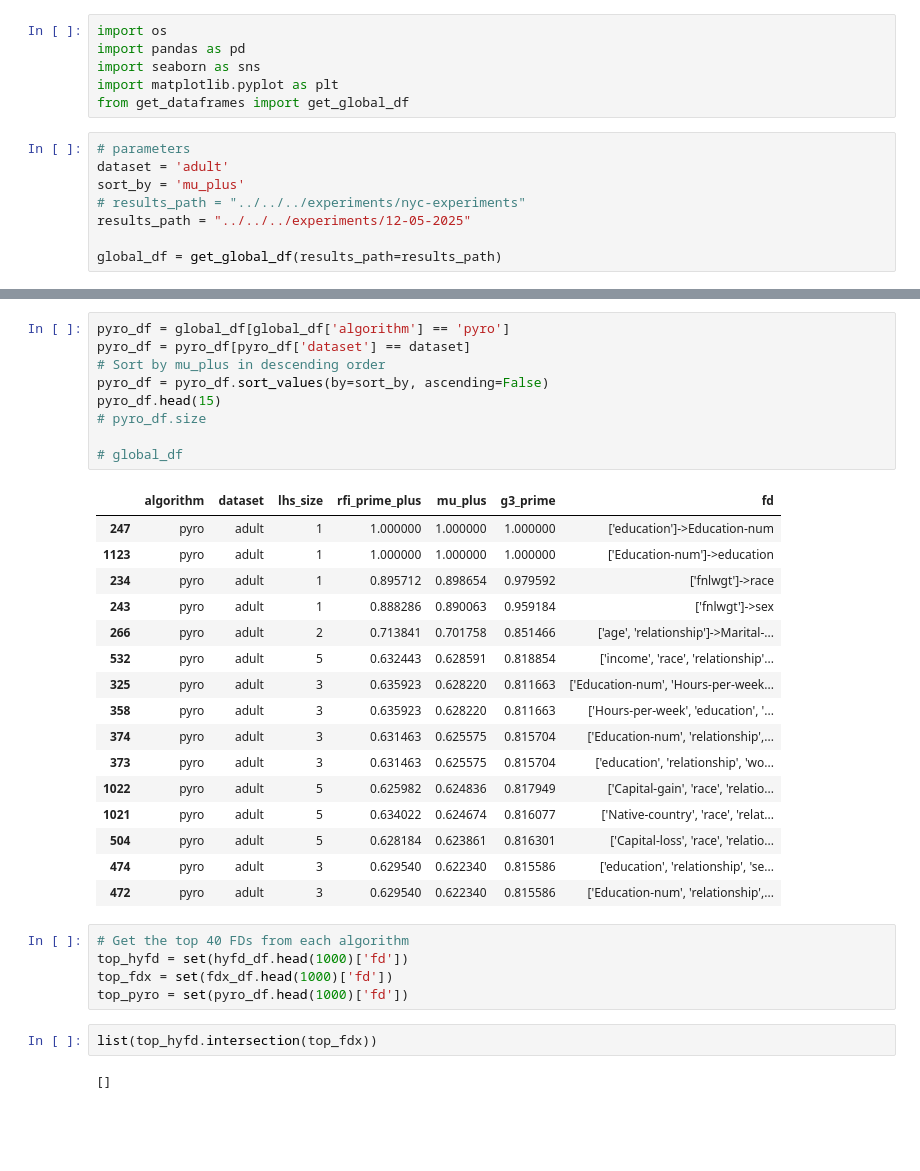
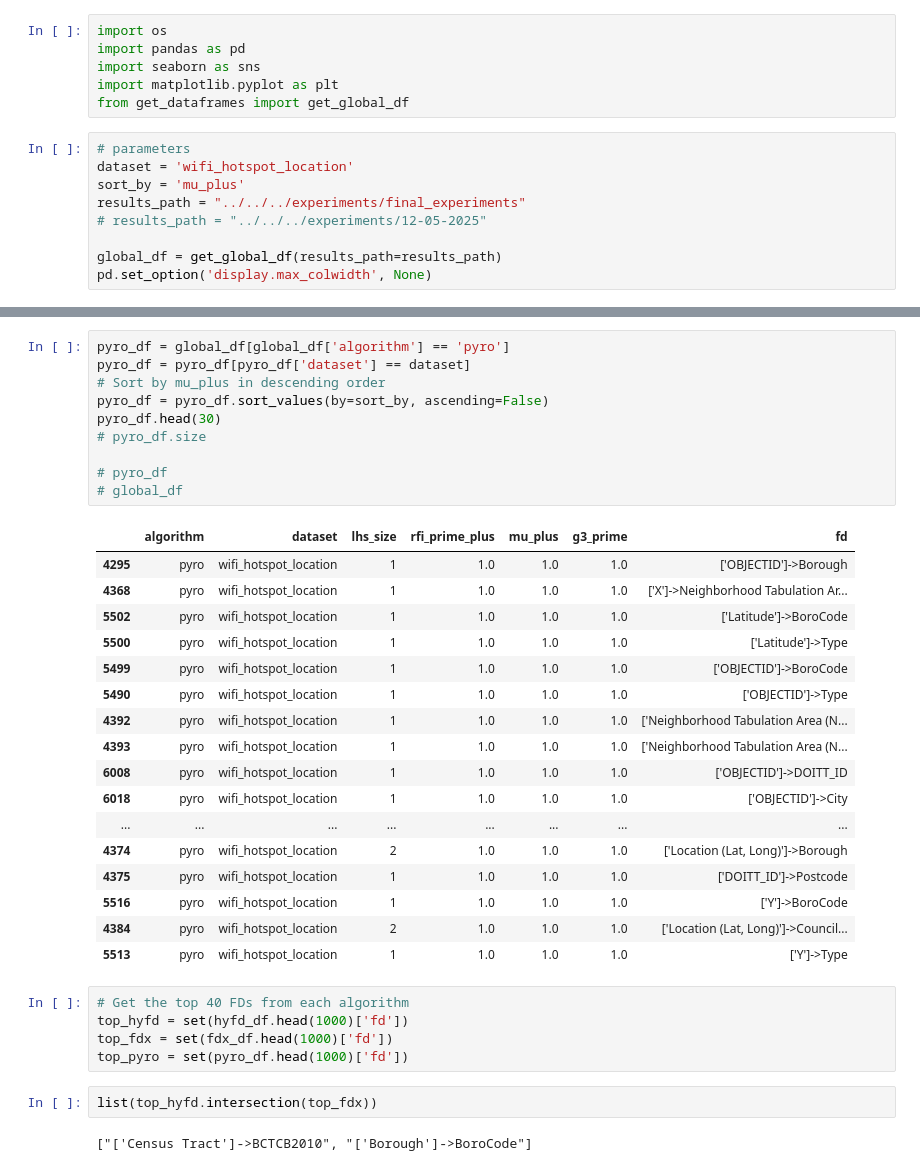
Before and after one commit to AlexF99/tcc, a Jupyter notebook: src/metrics/visualizations/rankings.ipynb, the cells around one changed output, grey strips where cells are left out. Saved outputs shown, nothing was run; the diff lists cells and outputs as text; blank space fills up the shorter version.

```diff
--- a/src/metrics/visualizations/rankings.ipynb
+++ b/src/metrics/visualizations/rankings.ipynb
@@ -6,12 +6,13 @@ import matplotlib.pyplot as plt
 from get_dataframes import get_global_df
 # %%
 # parameters
-dataset = 'adult'
+dataset = 'wifi_hotspot_location'
 sort_by = 'mu_plus'
-# results_path = "../../../experiments/nyc-experiments"
-results_path = "../../../experiments/12-05-2025"
+results_path = "../../../experiments/final_experiments"
+# results_path = "../../../experiments/12-05-2025"
 
 global_df = get_global_df(results_path=results_path)
+pd.set_option('display.max_colwidth', None)
 # %%
 hyfd_df = global_df[global_df['algorithm'] == 'hyfd']
 hyfd_df = hyfd_df[hyfd_df['dataset'] == dataset]
@@ -59,29 +72,31 @@ fdx_df.head(15)
 # %%
 pyro_df = global_df[global_df['algorithm'] == 'pyro']
 pyro_df = pyro_df[pyro_df['dataset'] == dataset]
 # Sort by mu_plus in descending order
 pyro_df = pyro_df.sort_values(by=sort_by, ascending=False)
-pyro_df.head(15)
+pyro_df.head(30)
 # pyro_df.size
 
+# pyro_df
 # global_df
 # %% [output]
 |  | algorithm | dataset | lhs_size | rfi_prime_plus | mu_plus | g3_prime | fd |
-| 247 | pyro | adult | 1 | 1.000000 | 1.000000 | 1.000000 | ['education']->Education-num |
-| 1123 | pyro | adult | 1 | 1.000000 | 1.000000 | 1.000000 | ['Education-num']->education |
-| 234 | pyro | adult | 1 | 0.895712 | 0.898654 | 0.979592 | ['fnlwgt']->race |
-| 243 | pyro | adult | 1 | 0.888286 | 0.890063 | 0.959184 | ['fnlwgt']->sex |
-| 266 | pyro | adult | 2 | 0.713841 | 0.701758 | 0.851466 | ['age', 'relationship']->Marital-... |
-| 532 | pyro | adult | 5 | 0.632443 | 0.628591 | 0.818854 | ['income', 'race', 'relationship'... |
-| 325 | pyro | adult | 3 | 0.635923 | 0.628220 | 0.811663 | ['Education-num', 'Hours-per-week... |
-| 358 | pyro | adult | 3 | 0.635923 | 0.628220 | 0.811663 | ['Hours-per-week', 'education', '... |
-| 374 | pyro | adult | 3 | 0.631463 | 0.625575 | 0.815704 | ['Education-num', 'relationship',... |
-| 373 | pyro | adult | 3 | 0.631463 | 0.625575 | 0.815704 | ['education', 'relationship', 'wo... |
-| 1022 | pyro | adult | 5 | 0.625982 | 0.624836 | 0.817949 | ['Capital-gain', 'race', 'relatio... |
-| 1021 | pyro | adult | 5 | 0.634022 | 0.624674 | 0.816077 | ['Native-country', 'race', 'relat... |
-| 504 | pyro | adult | 5 | 0.628184 | 0.623861 | 0.816301 | ['Capital-loss', 'race', 'relatio... |
-| 474 | pyro | adult | 3 | 0.629540 | 0.622340 | 0.815586 | ['education', 'relationship', 'se... |
-| 472 | pyro | adult | 3 | 0.629540 | 0.622340 | 0.815586 | ['Education-num', 'relationship',... |
+| 4295 | pyro | wifi_hotspot_location | 1 | 1.0 | 1.0 | 1.0 | ['OBJECTID']->Borough |
+| 4368 | pyro | wifi_hotspot_location | 1 | 1.0 | 1.0 | 1.0 | ['X']->Neighborhood Tabulation Ar... |
+| 5502 | pyro | wifi_hotspot_location | 1 | 1.0 | 1.0 | 1.0 | ['Latitude']->BoroCode |
+| 5500 | pyro | wifi_hotspot_location | 1 | 1.0 | 1.0 | 1.0 | ['Latitude']->Type |
+| 5499 | pyro | wifi_hotspot_location | 1 | 1.0 | 1.0 | 1.0 | ['OBJECTID']->BoroCode |
+| 5490 | pyro | wifi_hotspot_location | 1 | 1.0 | 1.0 | 1.0 | ['OBJECTID']->Type |
+| 4392 | pyro | wifi_hotspot_location | 1 | 1.0 | 1.0 | 1.0 | ['Neighborhood Tabulation Area (N... |
+| 4393 | pyro | wifi_hotspot_location | 1 | 1.0 | 1.0 | 1.0 | ['Neighborhood Tabulation Area (N... |
+| 6008 | pyro | wifi_hotspot_location | 1 | 1.0 | 1.0 | 1.0 | ['OBJECTID']->DOITT_ID |
+| 6018 | pyro | wifi_hotspot_location | 1 | 1.0 | 1.0 | 1.0 | ['OBJECTID']->City |
+| ... | ... | ... | ... | ... | ... | ... | ... |
+| 4374 | pyro | wifi_hotspot_location | 2 | 1.0 | 1.0 | 1.0 | ['Location (Lat, Long)']->Borough |
+| 4375 | pyro | wifi_hotspot_location | 1 | 1.0 | 1.0 | 1.0 | ['DOITT_ID']->Postcode |
+| 5516 | pyro | wifi_hotspot_location | 1 | 1.0 | 1.0 | 1.0 | ['Y']->BoroCode |
+| 4384 | pyro | wifi_hotspot_location | 2 | 1.0 | 1.0 | 1.0 | ['Location (Lat, Long)']->Council... |
+| 5513 | pyro | wifi_hotspot_location | 1 | 1.0 | 1.0 | 1.0 | ['Y']->Type |
 # %%
 # Get the top 40 FDs from each algorithm
 top_hyfd = set(hyfd_df.head(1000)['fd'])
@@ -90,7 +105,7 @@ top_pyro = set(pyro_df.head(1000)['fd'])
 # %%
 list(top_hyfd.intersection(top_fdx))
 # %% [output]
-[]
+["['Census Tract']->BCTCB2010", "['Borough']->BoroCode"]
 # %%
 list(top_hyfd.intersection(top_pyro))
 # %% [output]
```
Also changed, not shown: parts of 5 cells of this notebook, 37 other files.
